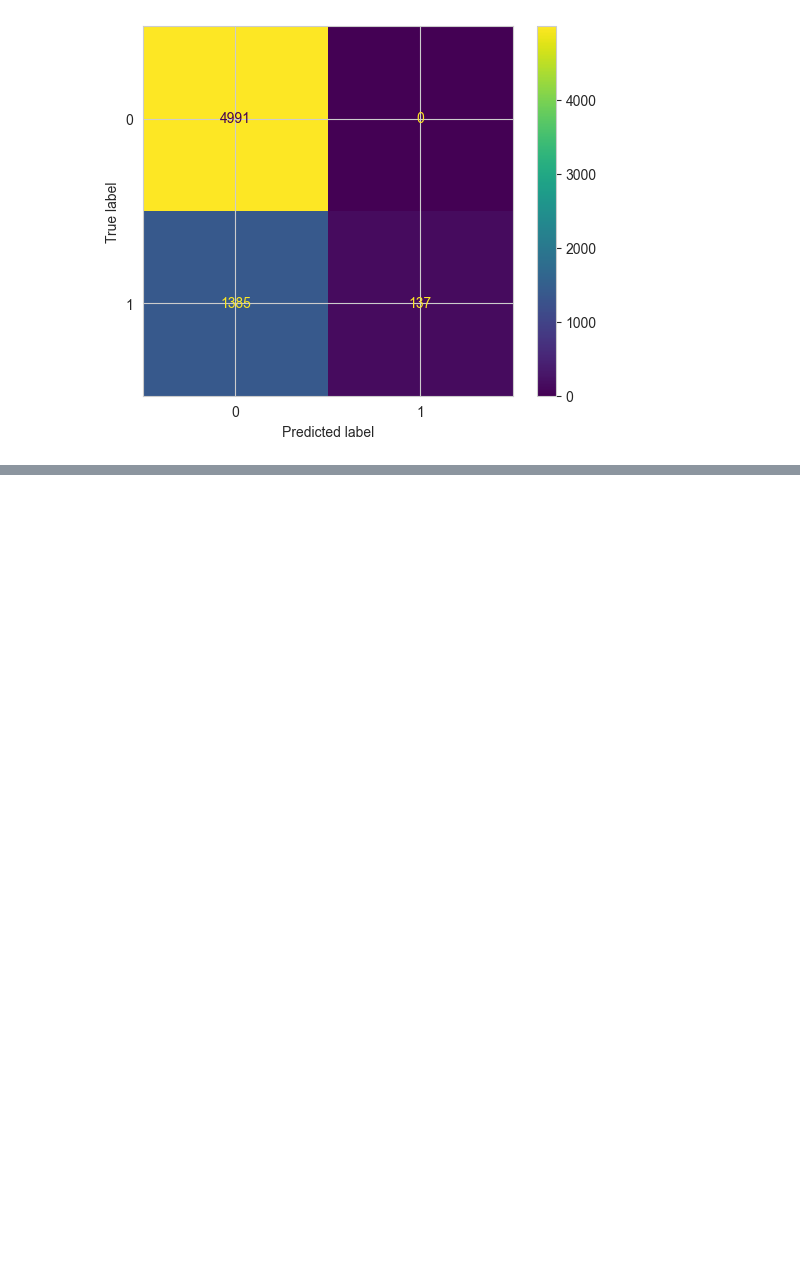
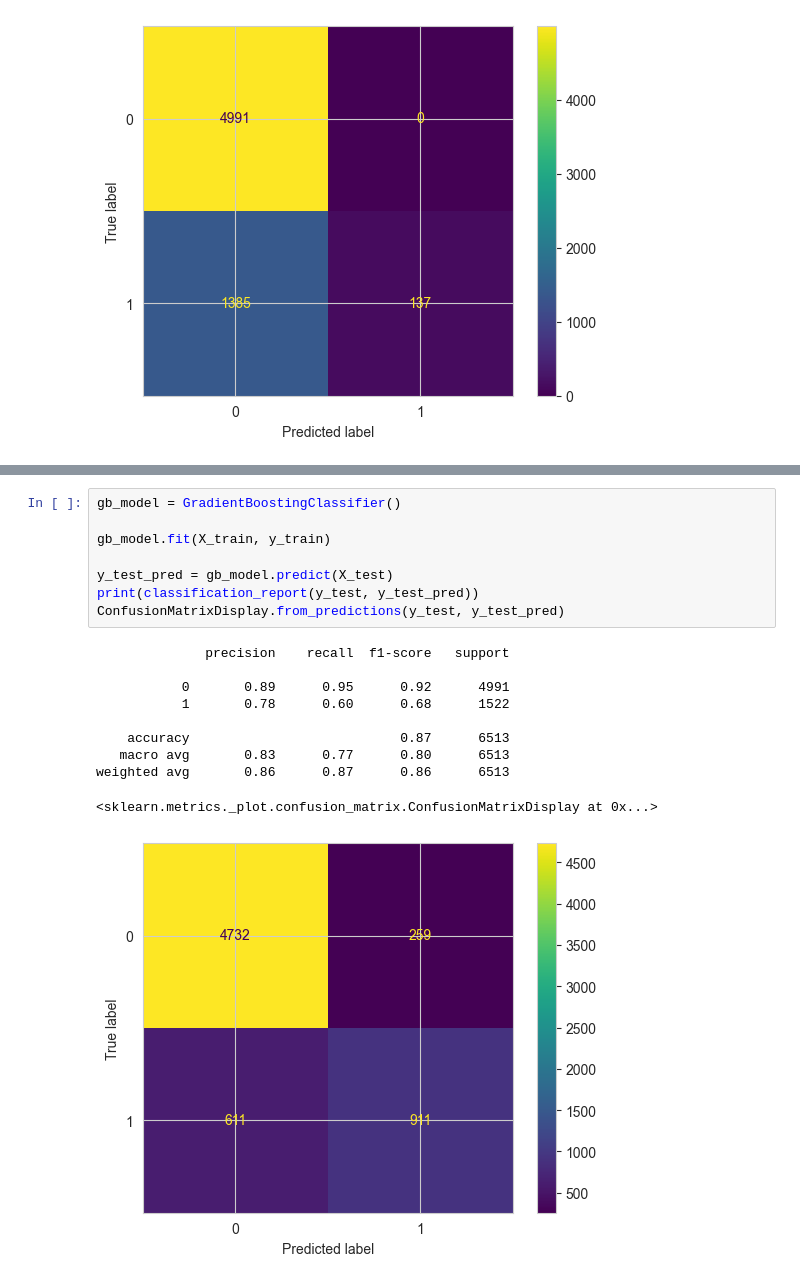
Before and after one commit to OmerSav/AdultCensusIncomeClassification, a Jupyter notebook: notebooks/0.2-os-train-models.ipynb, the cells around one changed output, grey strips where cells are left out. Drawn from its saved outputs; the diff is of its cells as text; blank space fills up the shorter version.

```diff
--- a/notebooks/0.2-os-train-models.ipynb
+++ b/notebooks/0.2-os-train-models.ipynb
@@ -314,0 +378,19 @@ ConfusionMatrixDisplay.from_predictions(y_test, y_test_pred)
+# %%
+gb_model = GradientBoostingClassifier()
+
+gb_model.fit(X_train, y_train)
+
+y_test_pred = gb_model.predict(X_test)
+print(classification_report(y_test, y_test_pred))
+ConfusionMatrixDisplay.from_predictions(y_test, y_test_pred)
+# %% [output]
+              precision    recall  f1-score   support
+
+           0       0.89      0.95      0.92      4991
+           1       0.78      0.60      0.68      1522
+
+    accuracy                           0.87      6513
+   macro avg       0.83      0.77      0.80      6513
+weighted avg       0.86      0.87      0.86      6513
+<sklearn.metrics._plot.confusion_matrix.ConfusionMatrixDisplay at 0x...>
+[figure, added]
```
Also changed, not shown: parts of 11 cells of this notebook, 2 other files.
